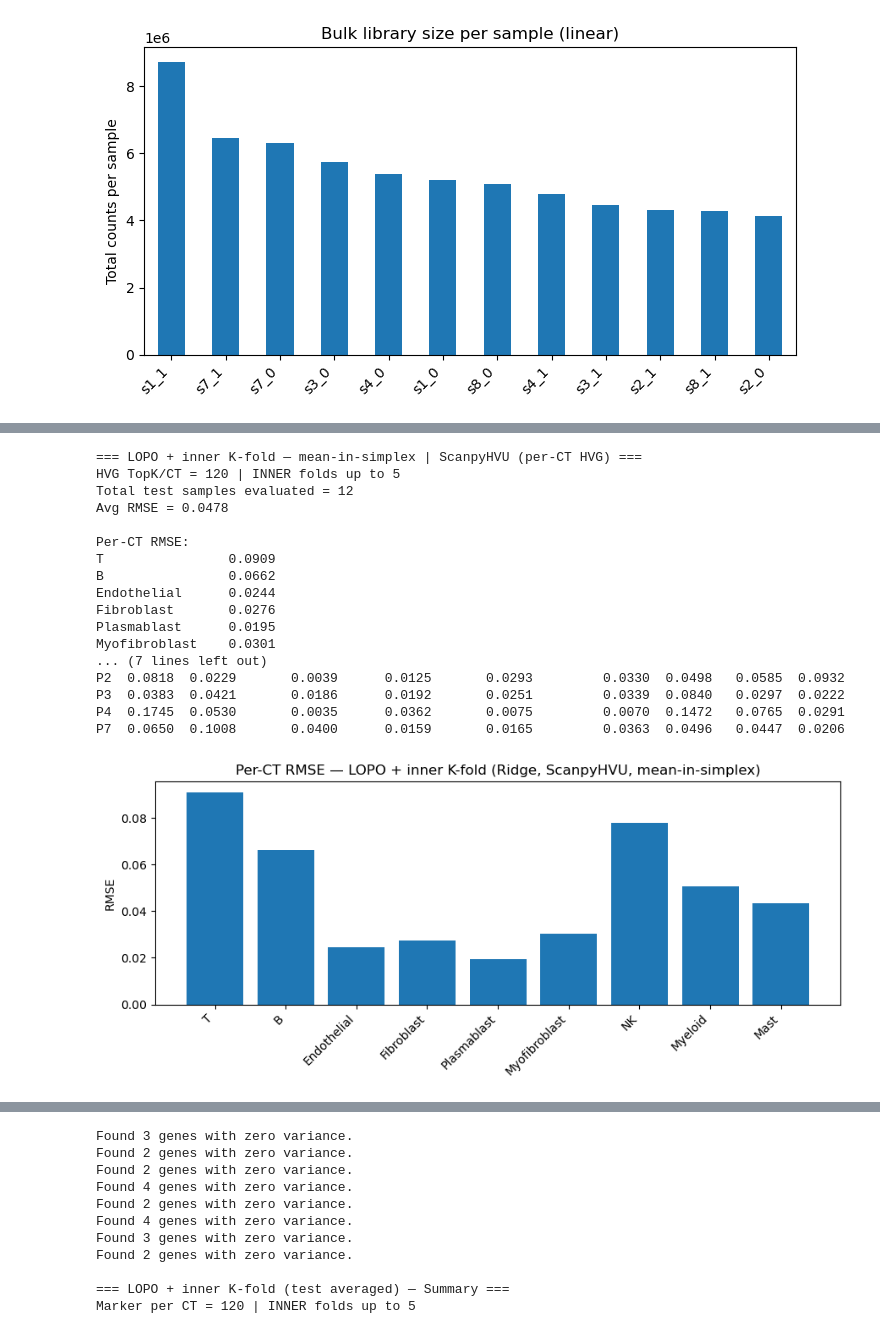
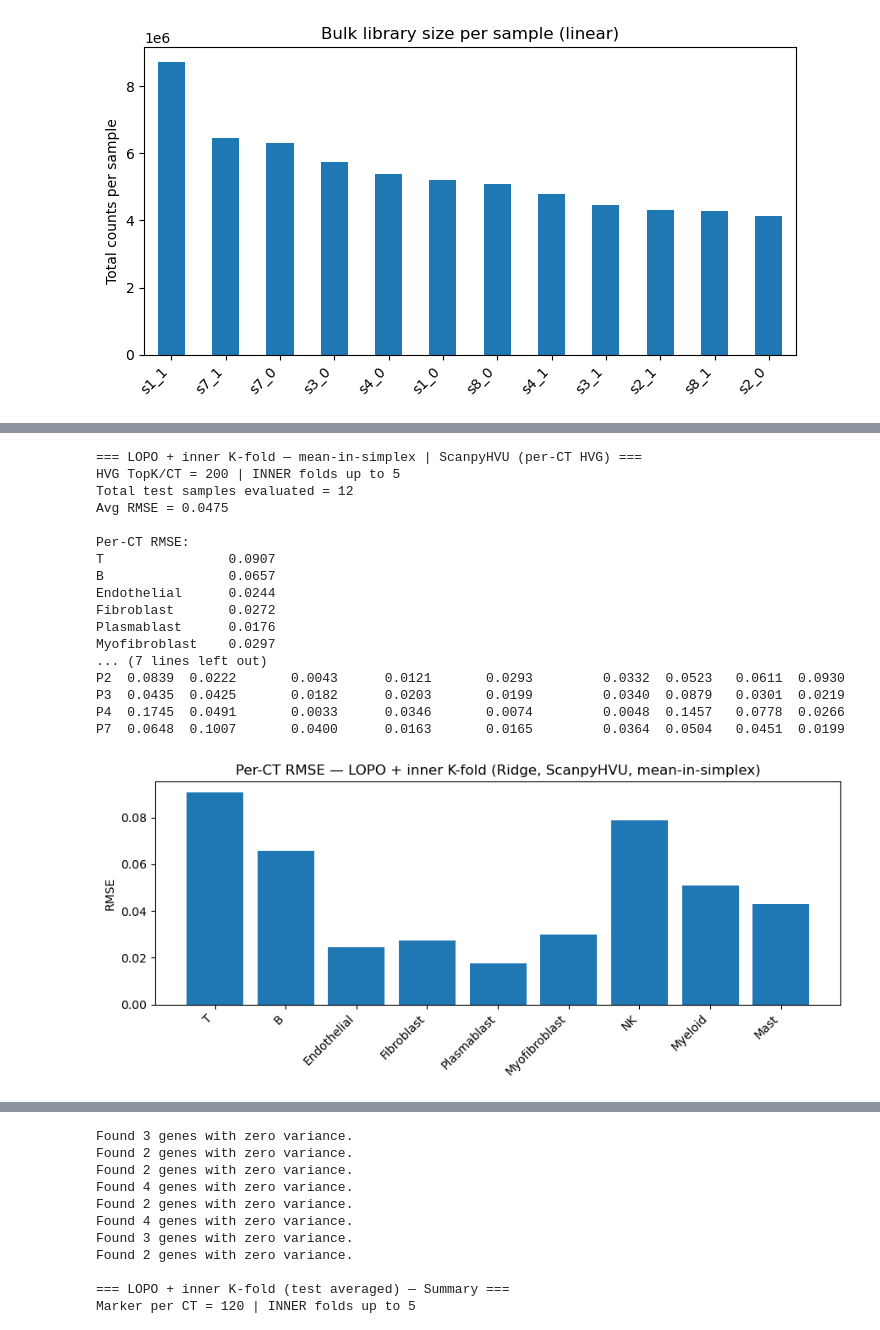
Before and after one commit to Dewey-Wang/Bulk-RNA-Deco-and-Clustering, a Jupyter notebook: workflow/1. deco.ipynb, the cells around one changed output, grey strips where cells are left out. Cells and saved outputs as stored; diff of their text form; code cells hidden in the pictures.

```diff
--- a/workflow/1. deco.ipynb
+++ b/workflow/1. deco.ipynb
@@ -493,7 +467,7 @@ TRUE_PATH  = r"../train_data/train_bulk_trueprops.csv"
 
 CELLTYPE_COL   = "highLevelType"
 TARGET_ORDER   = ["T","B","Endothelial","Fibroblast","Plasmablast","Myofibroblast","NK","Myeloid","Mast"]
-HVG_TOPK_CT    = 120        # 每個 CT 的 HVG Top-K（scanpy）→ union 當特徵
+HVG_TOPK_CT    = 200        # 每個 CT 的 HVG Top-K（scanpy）→ union 當特徵
 INNER_N_FOLDS  = 5
 SEED           = 42
 
@@ -694,42 +668,42 @@ print(per_ct.round(4).to_string())
 df_eval = pd.DataFrame({"patient":[col_to_patient[c] for c in cols_eval],
                         "sample": cols_eval})
 df_eval["y_true"] = list(Y_true)
 df_eval["y_pred"] = list(Y_pred)
 
 rows = []
 for p, sub in df_eval.groupby("patient"):
     Yt = np.vstack(sub["y_true"].values)
     Yp = np.vstack(sub["y_pred"].values)
     rmse_ct_p = np.sqrt(((Yp - Yt)**2).mean(axis=0))
     rows.append(pd.Series(rmse_ct_p, index=TARGET_ORDER, name=p))
 pp = pd.DataFrame(rows).sort_index()
 
 print("\n=== Per-Patient × Per-CT RMSE ===")
 print(pp.round(4).to_string())
 
 # 圖
 plt.figure(figsize=(9,4))
 plt.bar(TARGET_ORDER, per_ct.values)
 plt.xticks(rotation=45, ha="right")
 plt.ylabel("RMSE")
 plt.title("Per-CT RMSE — LOPO + inner K-fold (Ridge, ScanpyHVU, mean-in-simplex)")
 plt.tight_layout(); plt.show()
 # %% [output]
 === LOPO + inner K-fold — mean-in-simplex | ScanpyHVU (per-CT HVG) ===
-HVG TopK/CT = 120 | INNER folds up to 5
+HVG TopK/CT = 200 | INNER folds up to 5
 Total test samples evaluated = 12
-Avg RMSE = 0.0478
+Avg RMSE = 0.0475
 
 Per-CT RMSE:
-T                0.0909
-B                0.0662
+T                0.0907
+B                0.0657
 Endothelial      0.0244
-Fibroblast       0.0276
-Plasmablast      0.0195
-Myofibroblast    0.0301
+Fibroblast       0.0272
+Plasmablast      0.0176
+Myofibroblast    0.0297
 ... (7 lines left out)
-P2  0.0818  0.0229       0.0039      0.0125       0.0293         0.0330  0.0498   0.0585  0.0932
-P3  0.0383  0.0421       0.0186      0.0192       0.0251         0.0339  0.0840   0.0297  0.0222
-P4  0.1745  0.0530       0.0035      0.0362       0.0075         0.0070  0.1472   0.0765  0.0291
-P7  0.0650  0.1008       0.0400      0.0159       0.0165         0.0363  0.0496   0.0447  0.0206
+P2  0.0839  0.0222       0.0043      0.0121       0.0293         0.0332  0.0523   0.0611  0.0930
+P3  0.0435  0.0425       0.0182      0.0203       0.0199         0.0340  0.0879   0.0301  0.0219
+P4  0.1745  0.0491       0.0033      0.0346       0.0074         0.0048  0.1457   0.0778  0.0266
+P7  0.0648  0.1007       0.0400      0.0163       0.0165         0.0364  0.0504   0.0451  0.0199
-[figure, old version]
+[figure, new version]
```
Also changed, not shown: parts of 11 cells of this notebook, 23 other files.
